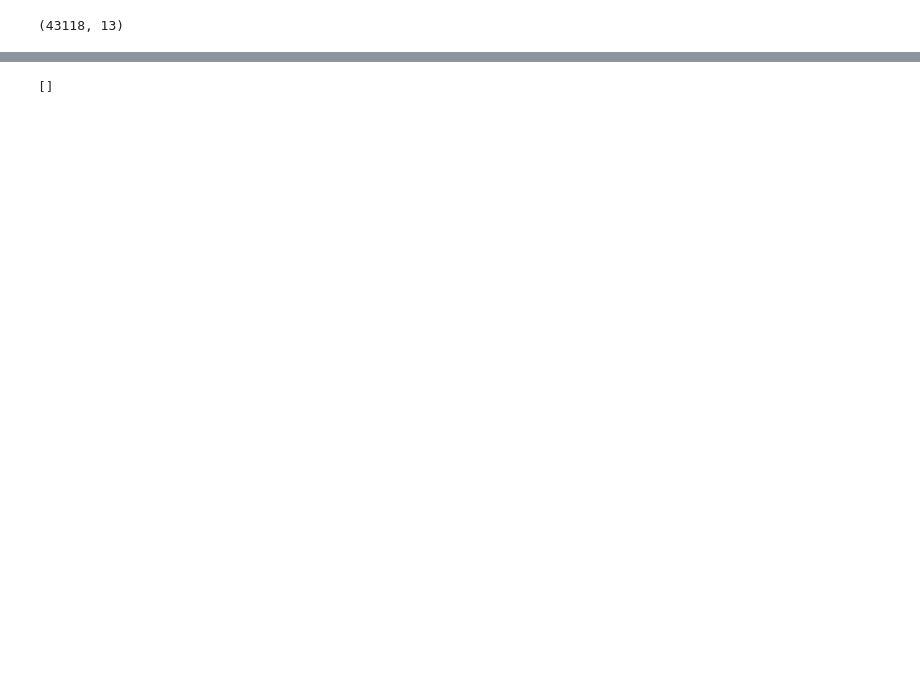
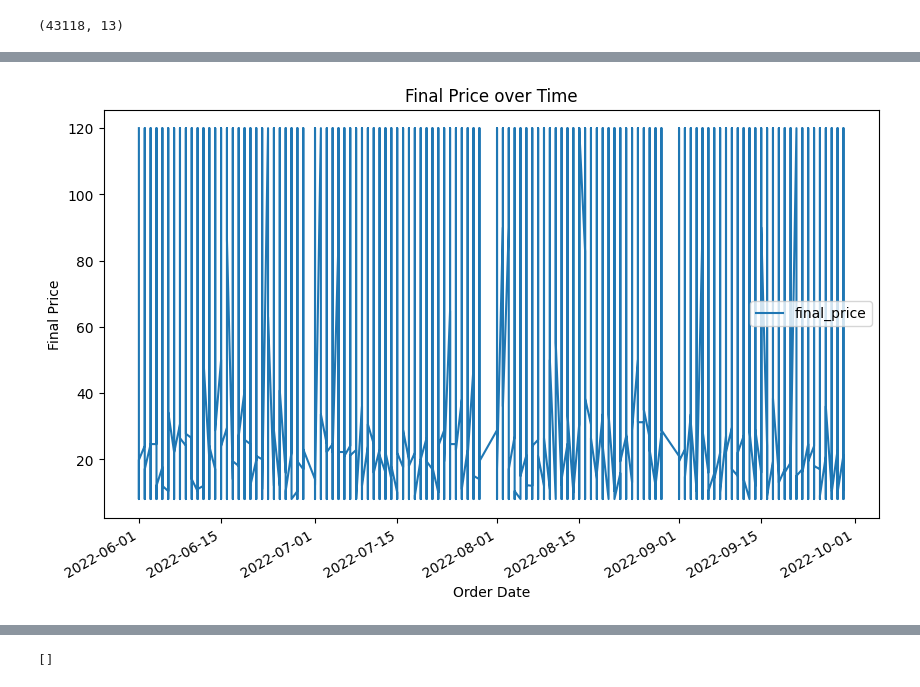
Before and after one commit to tawounfouet/fractal-analytics-academy, a Jupyter notebook: Course 2 - Data Analysis Using SQL/Foodhunter Data Analysis.ipynb, the cells around one changed output, grey strips where cells are left out. Drawn from its saved outputs; the diff is of its cells as text; code cells hidden in the pictures; blank space fills up the shorter version.

```diff
--- a/Course 2 - Data Analysis Using SQL/Foodhunter Data Analysis.ipynb
+++ b/Course 2 - Data Analysis Using SQL/Foodhunter Data Analysis.ipynb
@@ -102,0 +346,11 @@ df.shape
+# %%
+import matplotlib.pyplot as plt
+
+# Plot a line chart of date against final price
+df.plot(x='order_date', y='final_price', figsize=(10, 6))
+plt.xlabel('Order Date')
+plt.ylabel('Final Price')
+plt.title('Final Price over Time')
+plt.show()
+# %% [output]
+[figure, added]
```
Also changed, not shown: parts of 54 cells of this notebook, 15 other files.
